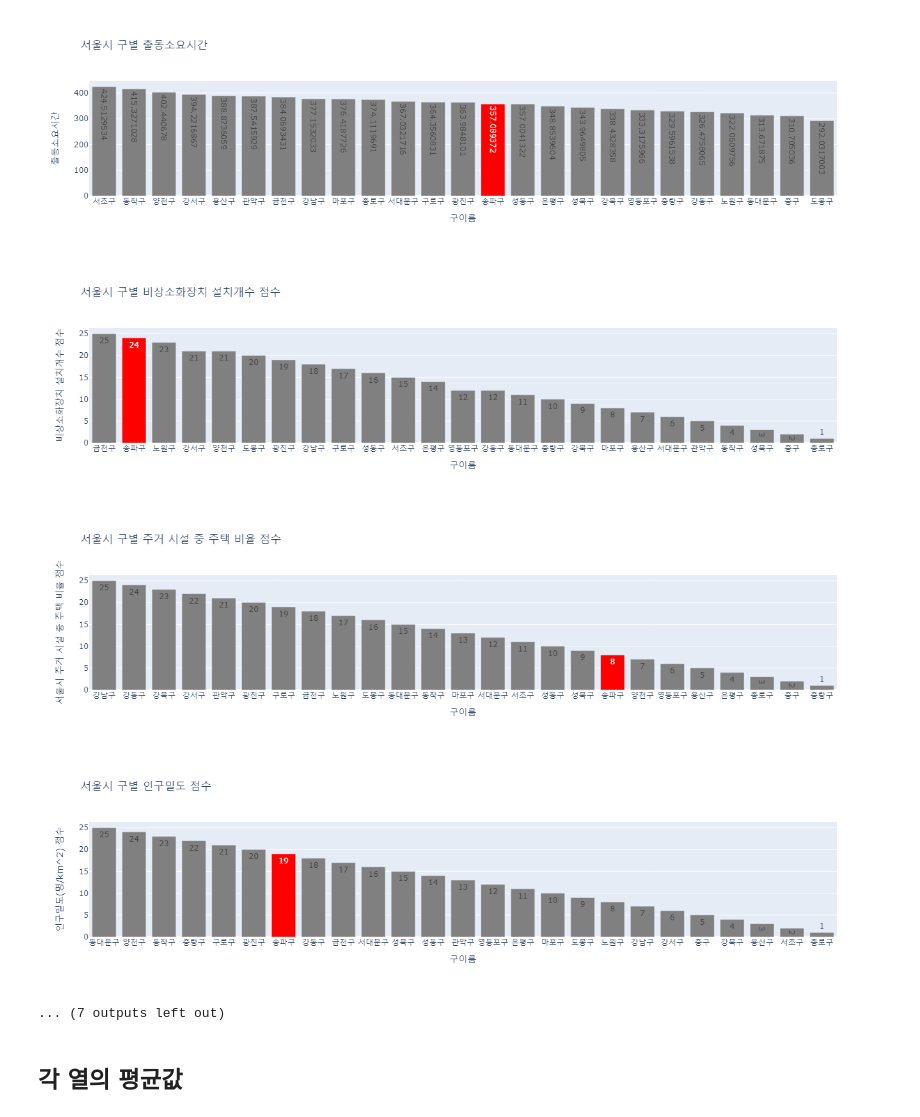
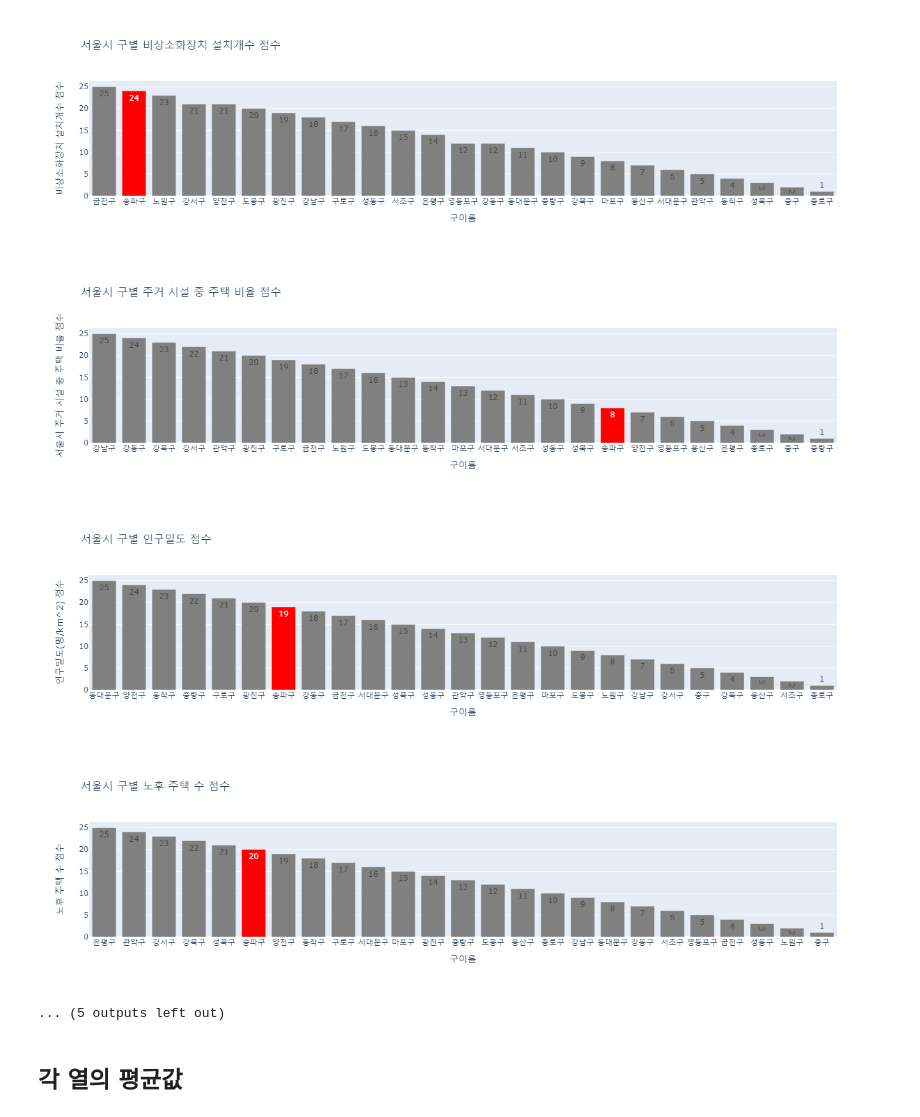
Before and after one commit to suhyeon0325/multicamp_semi, a Jupyter notebook: 송파구_EDA.ipynb, the cells around one changed output. Saved outputs shown, nothing was run; the diff lists cells and outputs as text; code cells hidden in the pictures.

```diff
--- a/송파구_EDA.ipynb
+++ b/송파구_EDA.ipynb
@@ -23,5 +23,4 @@ df.head()
 | 4 | 금천구 | 29 | 48.382956 | 18517 | 805.242754 | 17727 | 1228 | 82 | ... |
 # %%
 # 'Unnamed: 0' 열의 이름을 '구이름'으로 변경
-df.rename(columns={'Unnamed: 0': '구이름'}, inplace=True)
-df
+df.rename(columns={'Unnamed: 0': '구이름', '노후 주택 수  점수':'노후 주택 수 점수'}, inplace=True)
@@ -45,0 +36,3 @@ df
+# %%
+df = df.drop(columns={'재산피해', '재산피해 점수'})
+df.head()
@@ -46,3 +46,7 @@ df
+# %%
+# '비상소화장치 설치개수 점수'부터 '출동소요시간 점수'까지 합산하여 '전체 점수' 업데이트
+점수_열 = ['비상소화장치 설치개수 점수', '서울시 주거 시설 중 주택 비율 점수', '인구밀도(명/km^2) 점수', '노후 주택 수 점수', '소방관 1명당 담당인구 점수', '화재발생건수 점수', '안전센터 1개소당 담당인구 점수', '출동소요시간 점수']
+df['전체 점수'] = df[점수_열].sum(axis=1)
 # %%
 def create_and_save_plot(df, y_column, title, xaxis_title, yaxis_title, file_name):
     # 데이터 정렬
@@ -66,8 +70,6 @@ create_and_save_plot(df, '비상소화장치 설치개수', '서울시 구별
 create_and_save_plot(df, '서울시 주거 시설 중 주택 비율', '서울시 구별 주거 시설 중 주택 비율', '구이름', '서울시 주거 시설 중 주택 비율', "result/서울시_구별_주거_시설_중_주택_비율.png")
 
 create_and_save_plot(df, '인구밀도(명/km^2)', '서울시 구별 인구밀도', '구이름', '인구밀도(명/km^2)', "result/서울시_구별_인구밀도.png")
-
-create_and_save_plot(df, '재산피해', '서울시 구별 재산피해', '구이름', '재산피해', "result/서울시_구별_재산피해.png")
 
 create_and_save_plot(df, '노후 주택 수 ', '서울시 구별 노후 주택 수', '구이름', '노후 주택 수 ', "result/서울시_구별_노후_주택_수.png")
 
@@ -85,9 +87,7 @@ create_and_save_plot(df, '서울시 주거 시설 중 주택 비율 점수', '
 
 create_and_save_plot(df, '인구밀도(명/km^2) 점수', '서울시 구별 인구밀도 점수', '구이름', '인구밀도(명/km^2) 점수', "result/서울시_구별_인구밀도_점수.png")
 
-create_and_save_plot(df, '재산피해 점수', '서울시 구별 재산피해 점수', '구이름', '재산피해 점수', "result/서울시_구별_재산피해_점수.png")
-
-create_and_save_plot(df, '노후 주택 수  점수', '서울시 구별 노후 주택 수 점수', '구이름', '노후 주택 수  점수', "result/서울시_구별_노후_주택_수_점수.png")
+create_and_save_plot(df, '노후 주택 수 점수', '서울시 구별 노후 주택 수 점수', '구이름', '노후 주택 수 점수', "result/서울시_구별_노후_주택_수_점수.png")
 
 create_and_save_plot(df, '소방관 1명당 담당인구 점수', '서울시 구별 소방관 1명당 담당인구 점수', '구이름', '소방관 1명당 담당인구 점수', "result/서울시_구별_소방관_1명당_담당인구_점수.png")
 
@@ -110,8 +110,8 @@ create_and_save_plot(df, '전체 점수', '서울시 구별 전체 점수', '구
-[figure, old version]
+[figure, new version]
-[figure, old version]
+[figure, new version]
-[figure, old version]
+[figure, new version]
-[figure, old version]
+[figure, new version]
-... (7 outputs left out)
+... (5 outputs left out)
 # %% [markdown]
 ## 각 열의 평균값
 # %%
```
Also changed, not shown: parts of 8 cells of this notebook, 15 other files.
